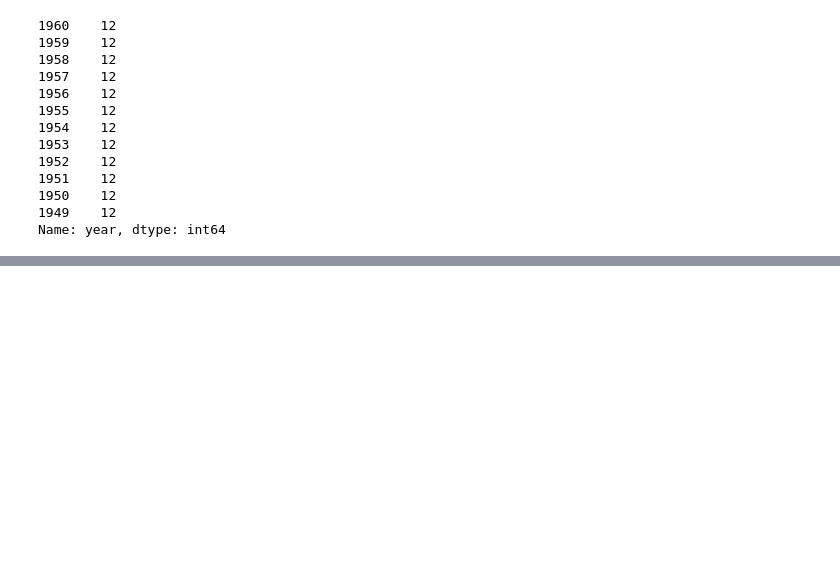
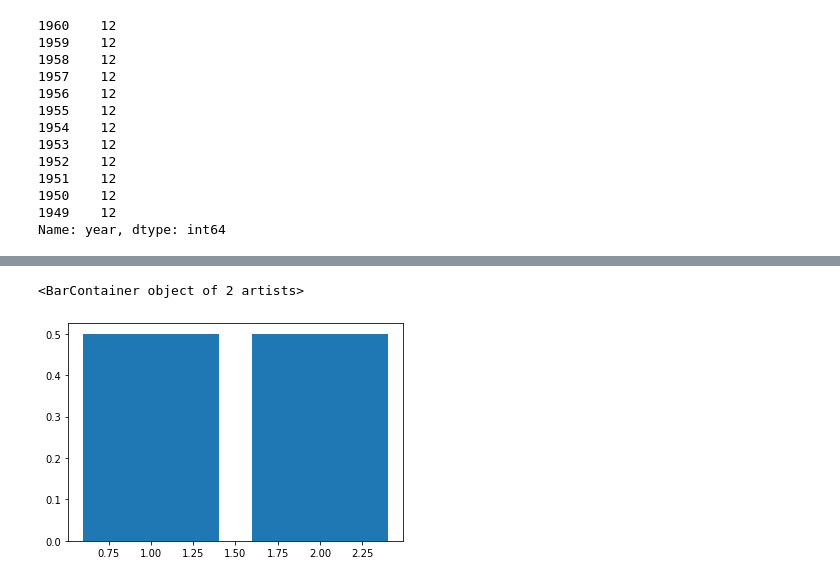
Before and after one commit to alexeimarcilio/Emeritus, a Jupyter notebook: Week08/OfficeHourWeek8.ipynb, the cells around one changed output, grey strips where cells are left out. Cells and saved outputs as stored; diff of their text form; code cells hidden in the pictures; blank space fills up the shorter version.

```diff
--- a/Week08/OfficeHourWeek8.ipynb
+++ b/Week08/OfficeHourWeek8.ipynb
@@ -72,0 +143,10 @@ def year_slider(start, stop):
+# %%
+num_throws = 100000
+outcomes = np.zeros(num_throws)
+
+for i in range(num_throws):
+    outcome = np.random.choice(['1','2'])
+    outcomes[i] = outcome
+
+val, cnt = np.unique(outcomes, return_counts=True)
+prop = cnt/len(outcomes)
@@ -72,0 +165,5 @@ def year_slider(start, stop):
+# %%
+plt.bar(val, prop)
+# %% [output]
+<BarContainer object of 2 artists>
+[figure, added]
```
Also changed, not shown: parts of 8 cells of this notebook.
